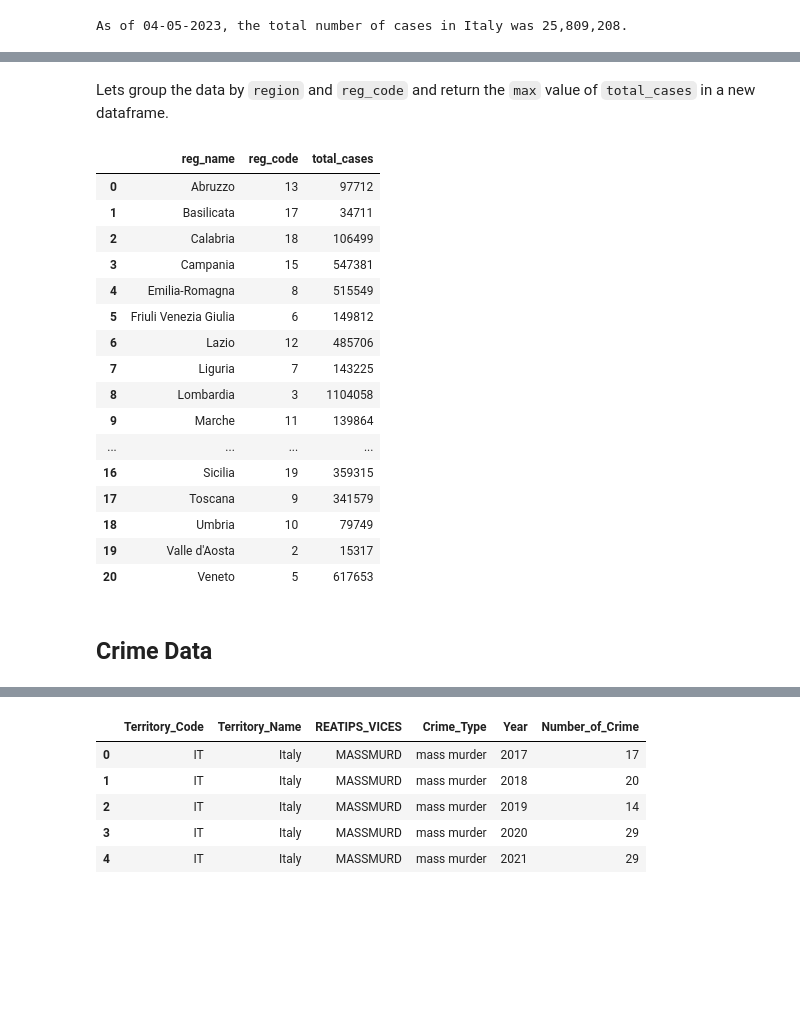
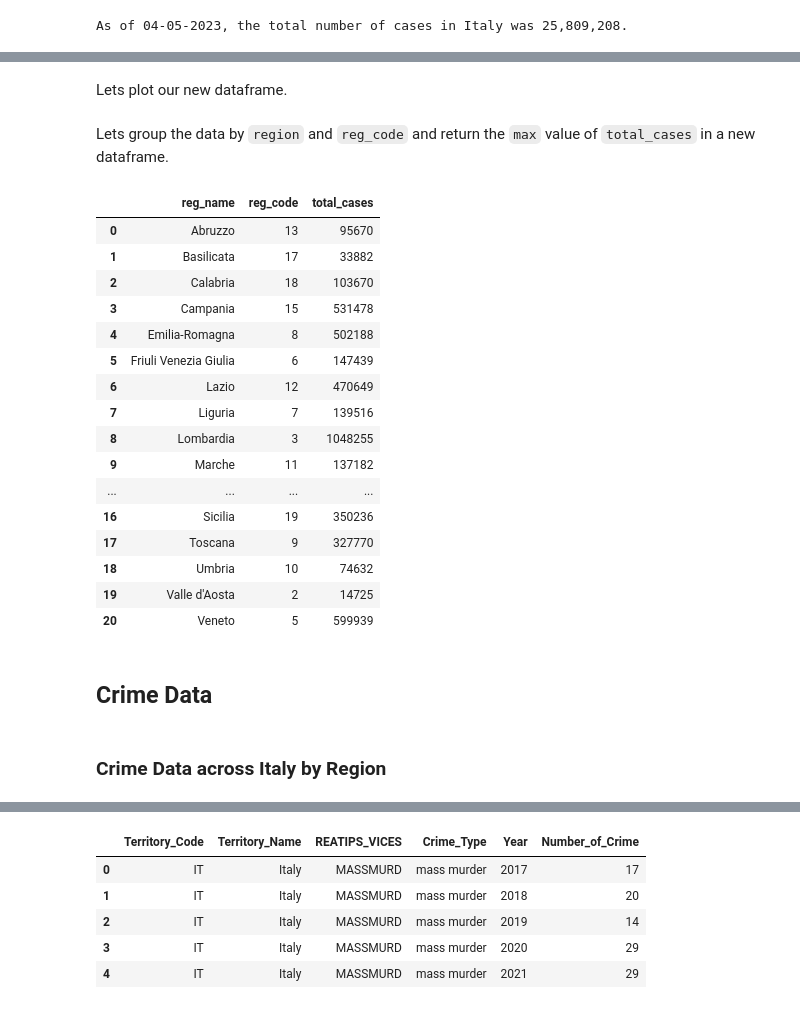
Before and after one commit to OmdenaAI/milan-italy-impact-covid-crimes, a Jupyter notebook: src/tasks/task-2-data-cleaning/files.ipynb, the cells around one changed output, grey strips where cells are left out. Cells and saved outputs as stored; diff of their text form; code cells hidden in the pictures; blank space fills up the shorter version.

```diff
--- a/src/tasks/task-2-data-cleaning/files.ipynb
+++ b/src/tasks/task-2-data-cleaning/files.ipynb
@@ -356,16 +477,16 @@ covid_reg.head()
 # %% [markdown]
 Convert `date` column to `Datetime` format.
 # %%
-covid_reg['date'] = pd.to_datetime(covid_reg['date'])
+covid_df['date'] = pd.to_datetime(covid_df['date'])
 # %% [markdown]
 The data is on a daily basis. To make the data more manageable we can group the data by `year`, `month`, and `day_of_week`.
 # %%
 # Create a year and month column
-covid_reg['year'] = pd.to_datetime(covid_reg['date']).dt.year
-covid_reg['month'] = pd.to_datetime(covid_reg['date']).dt.month
-covid_reg['week'] = pd.to_datetime(covid_reg['date']).dt.isocalendar().week
-covid_reg['day_of_week'] = pd.to_datetime(covid_reg['date']).dt.dayofweek
-covid_reg
+covid_df['year'] = pd.to_datetime(covid_df['date']).dt.year
+covid_df['month'] = pd.to_datetime(covid_df['date']).dt.month
+covid_df['week'] = pd.to_datetime(covid_df['date']).dt.isocalendar().week
+covid_df['day_of_week'] = pd.to_datetime(covid_df['date']).dt.dayofweek
+covid_df
 # %% [output]
 |  | date | state | reg_code | reg_name | lat | lon | total_cases | year | month | week | ... |
 | 0 | 2020-02-24 18:00:00 | ITA | 13 | Abruzzo | 42.351222 | 13.398438 | 0 | 2020 | 2 | 9 | ... |
@@ -456,0 +561,4 @@ covid_reg_wed
+# %%
+# Filter the data for Thursdays
+covid_df_thur = covid_df[covid_df['day_of_week'] == 4]
+covid_df_thur
@@ -457,4 +581,6 @@ covid_reg_wed
 # %%
+# Create a date range
 date1 = datetime(2020,2,24)
 date2 = datetime(2021,12,31)
-covid_reg_dates = covid_reg_mon[(covid_reg_mon['date'] >= date1) & (covid_reg_mon['date'] <= date2)].reset_index(drop=True)
+# Filter the data based on the date range
+covid_df_dates = covid_df_thur[(covid_df_thur['date'] >= date1) & (covid_df_thur['date'] <= date2)].reset_index(drop=True)
@@ -476,0 +603,2 @@ covid_reg_dates
+# %% [markdown]
+Lets plot our new dataframe.
@@ -478,25 +608,27 @@ covid_reg_dates
 Lets group the data by `region` and `reg_code` and return the `max` value of `total_cases` in a new dataframe.
 # %%
 # Create a dataframe with the total cases by region
-covid_cases_max = pd.DataFrame(covid_reg_dates.groupby(['reg_name', 'reg_code'])['total_cases'].max()).reset_index()
+covid_cases_max = pd.DataFrame(covid_df_dates.groupby(['reg_name', 'reg_code'])['total_cases'].max()).reset_index()
 covid_cases_max
 # %% [output]
 |  | reg_name | reg_code | total_cases |
-| 0 | Abruzzo | 13 | 97712 |
-| 1 | Basilicata | 17 | 34711 |
-| 2 | Calabria | 18 | 106499 |
-| 3 | Campania | 15 | 547381 |
-| 4 | Emilia-Romagna | 8 | 515549 |
-| 5 | Friuli Venezia Giulia | 6 | 149812 |
-| 6 | Lazio | 12 | 485706 |
-| 7 | Liguria | 7 | 143225 |
-| 8 | Lombardia | 3 | 1104058 |
-| 9 | Marche | 11 | 139864 |
+| 0 | Abruzzo | 13 | 95670 |
+| 1 | Basilicata | 17 | 33882 |
+| 2 | Calabria | 18 | 103670 |
+| 3 | Campania | 15 | 531478 |
+| 4 | Emilia-Romagna | 8 | 502188 |
+| 5 | Friuli Venezia Giulia | 6 | 147439 |
+| 6 | Lazio | 12 | 470649 |
+| 7 | Liguria | 7 | 139516 |
+| 8 | Lombardia | 3 | 1048255 |
+| 9 | Marche | 11 | 137182 |
 | ... | ... | ... | ... |
-| 16 | Sicilia | 19 | 359315 |
-| 17 | Toscana | 9 | 341579 |
-| 18 | Umbria | 10 | 79749 |
-| 19 | Valle d'Aosta | 2 | 15317 |
-| 20 | Veneto | 5 | 617653 |
+| 16 | Sicilia | 19 | 350236 |
+| 17 | Toscana | 9 | 327770 |
+| 18 | Umbria | 10 | 74632 |
+| 19 | Valle d'Aosta | 2 | 14725 |
+| 20 | Veneto | 5 | 599939 |
 # %% [markdown]
 ## Crime Data
+# %% [markdown]
+### Crime Data across Italy by Region
```
Also changed, not shown: parts of 123 cells of this notebook, 3 other files.
